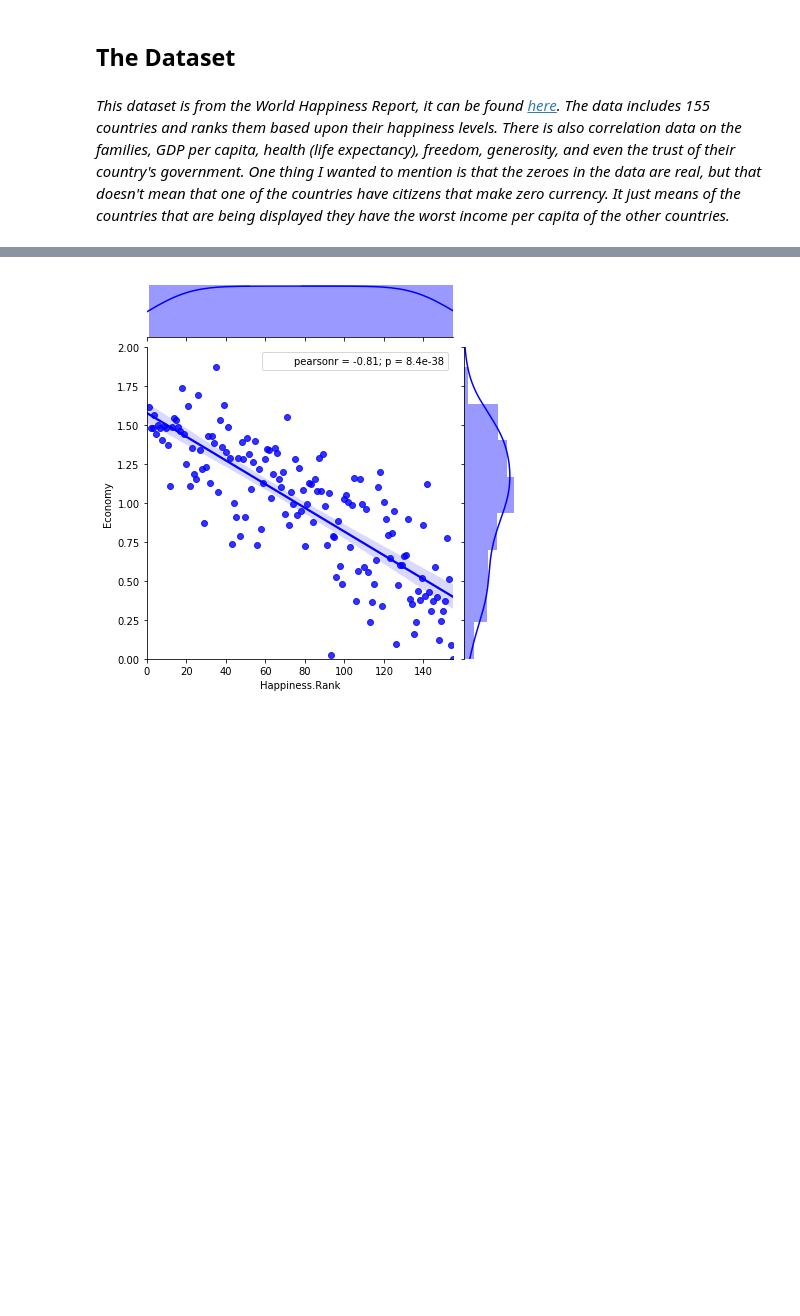
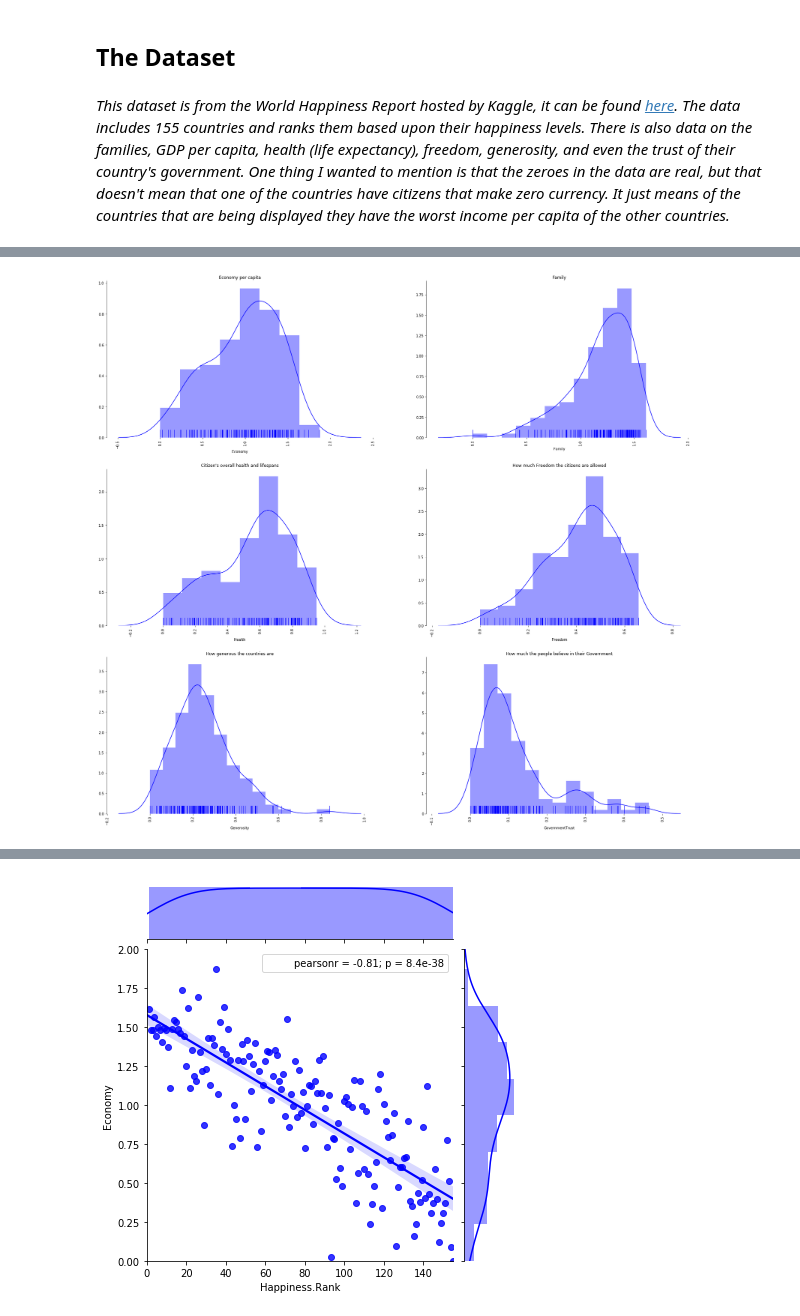
Before and after one commit to efuller11/Thinkful, a Jupyter notebook: Unit 1 Capstone World's Happiness.ipynb, the cells around one changed output, grey strips where cells are left out. Cells and saved outputs as stored; diff of their text form; code cells hidden in the pictures; blank space fills up the shorter version.

```diff
--- a/Unit 1 Capstone World's Happiness.ipynb
+++ b/Unit 1 Capstone World's Happiness.ipynb
@@ -9,7 +11,7 @@ import pandas as pd
 # %% [markdown]
 ## The Dataset
 # %% [markdown]
-<i>This dataset is from the  World Happiness Report, it can be found <a href= "https://www.kaggle.com/unsdsn/world-happiness/data">here</a>. The data includes 155 countries and ranks them based upon their happiness levels. There is also correlation data on the families, GDP per capita, health (life expectancy), freedom, generosity, and even the trust of their country's government. One thing I wanted to mention is that the zeroes in the data are real, but that doesn't mean that one of the countries have citizens that make zero currency. It just means of the countries that are being displayed they have the worst income per capita of the other countries.</i>
+<i>This dataset is from the  World Happiness Report hosted by Kaggle, it can be found <a href= "https://www.kaggle.com/unsdsn/world-happiness/data">here</a>. The data includes 155 countries and ranks them based upon their happiness levels. There is also data on the families, GDP per capita, health (life expectancy), freedom, generosity, and even the trust of their country's government. One thing I wanted to mention is that the zeroes in the data are real, but that doesn't mean that one of the countries have citizens that make zero currency. It just means of the countries that are being displayed they have the worst income per capita of the other countries.</i>
 # %%
 happy_data = pd.read_csv('2017WorldHappiness.csv')
 # %%
@@ -35,0 +40,47 @@ happy_data.describe()
+# %%
+plt.figure(figsize=(30, 28))
+plt.subplot(3, 2, 1)
+sns.distplot(happy_data.Economy, color="b", rug = True)
+plt.title('Economy per capita')
+plt.xlabel("Economy")
+plt.xticks(rotation = 90)
+sns.despine(left=False, bottom=True)
+
+plt.subplot(3, 2, 2)
+sns.distplot(happy_data.Family, color="b", rug = True)
+plt.title('Family')
+plt.xlabel("Family")
+plt.xticks(rotation = 90)
+sns.despine(left=False, bottom=True)
+
+plt.subplot(3, 2, 3)
+sns.distplot(happy_data.Health, color="b", rug = True)
+plt.legend(ncol=2, loc="upper right", frameon=True)
+plt.title("Citizen's overall health and lifespans")
+plt.xlabel("Health")
+plt.xticks(rotation = 90)
+sns.despine(left=False, bottom=True)
+
+plt.subplot(3, 2, 4)
+sns.distplot(happy_data.Freedom, color="b", rug = True)
+plt.title('How much Freedom the citizens are allowed')
+plt.xlabel("Freedom")
+plt.xticks(rotation = 90)
+sns.despine(left=False, bottom=True)
+
+plt.subplot(3, 2, 5)
+sns.distplot(happy_data.Generosity, color="b", rug = True)
+plt.title('How generous the countries are')
+plt.xlabel("Generosity")
+plt.xticks(rotation = 90)
+sns.despine(left=False, bottom=True)
+
+plt.subplot(3, 2, 6)
+sns.distplot(happy_data.GovernmentTrust, color="b", rug = True)
+plt.title('How much the people believe in their Government')
+plt.xlabel("GovernmentTrust")
+plt.xticks(rotation = 90)
+sns.despine(left=False, bottom=True)
+plt.show()
+# %% [output]
+[figure, added]
```
Also changed, not shown: parts of 24 cells of this notebook, 1 other file.
